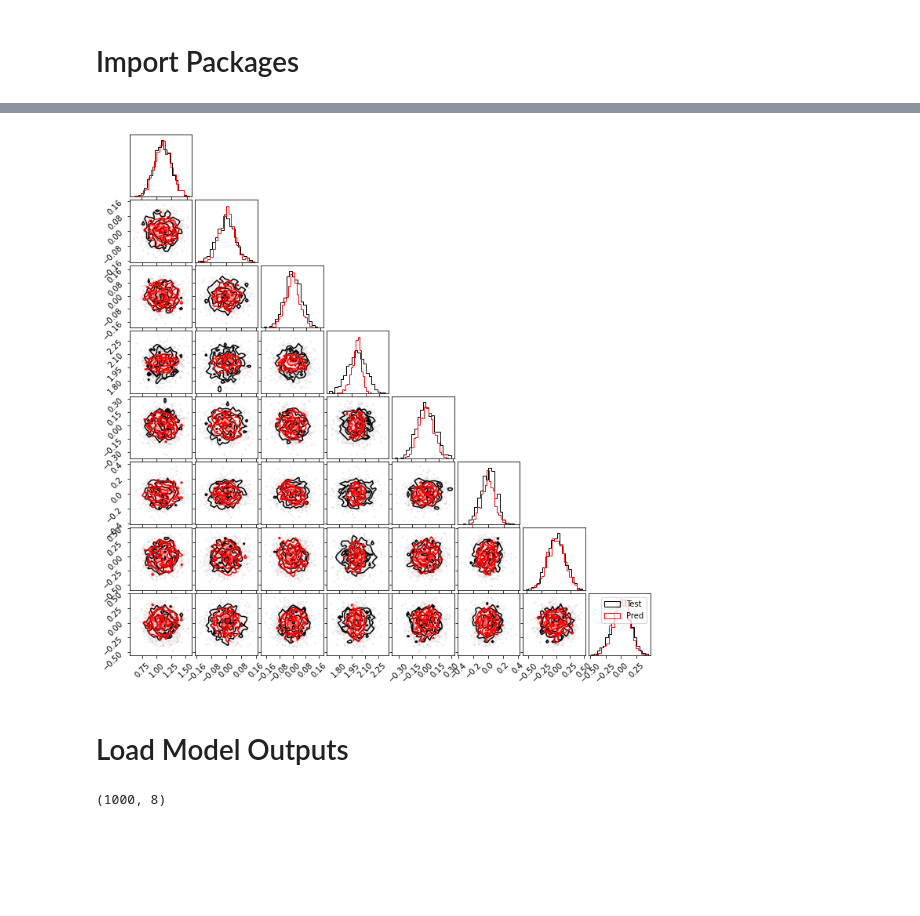
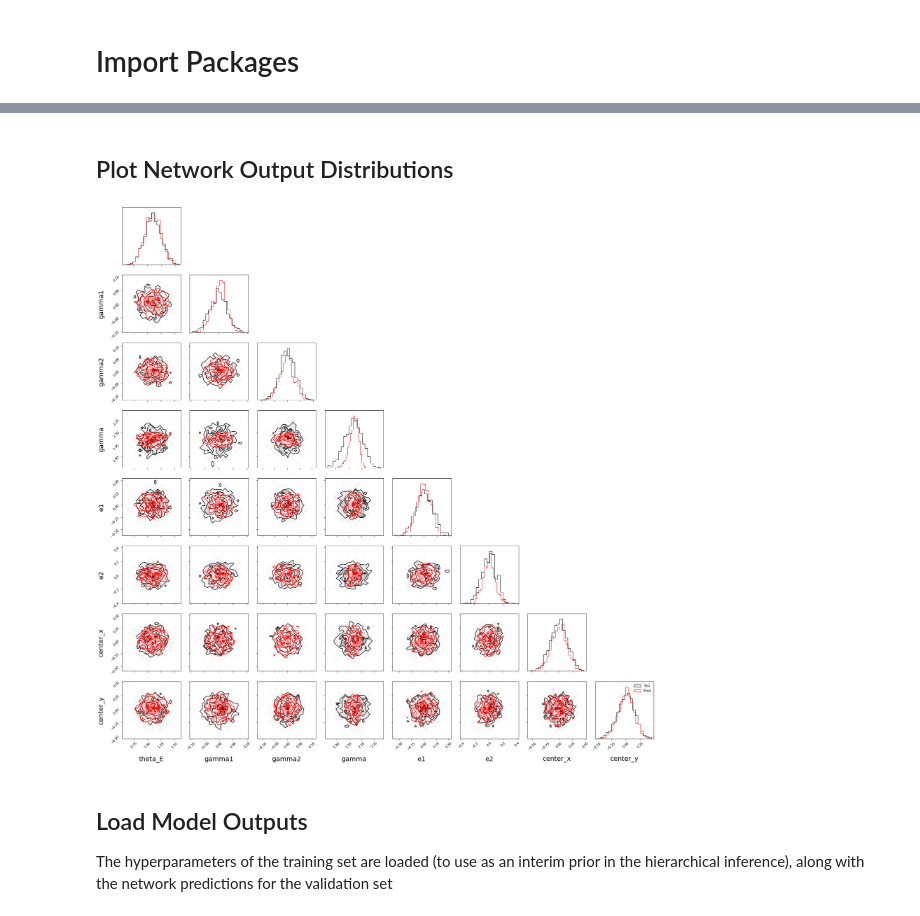
Before and after one commit to P-1884/paltas, a Jupyter notebook: notebooks/End_to_End_Example_Inference.ipynb, the cells around one changed output, grey strips where cells are left out. Cells and saved outputs as stored; diff of their text form; code cells hidden in the pictures; blank space fills up the shorter version.

Commit message:
Bug fixes and cosmetic changes to end-to-end notebook.
Main bug fix - The MCMC sampling now works for the hierarchical inference.
Have added more comments/markdown cells to explain the code.

```diff
--- a/notebooks/End_to_End_Example_Inference.ipynb
+++ b/notebooks/End_to_End_Example_Inference.ipynb
@@ -34,6 +41,5 @@ tf.random.set_seed(random_seed)
 # %%
-folder = directory_to_save
-!python3 ./paltas/generate.py ./paltas/Configs/Examples/config_simple.py ./$directory_to_save/training --n 2 --tf_record --h5
-!python3 ./paltas/generate.py ./paltas/Configs/Examples/config_simple.py ./$directory_to_save/validation --n 2 --tf_record --h5
+!python3 ./paltas/generate.py ./paltas/Configs/Examples/config_simple.py ./$training_directory/training --n 1000 --tf_record --h5
+!python3 ./paltas/generate.py ./paltas/Configs/Examples/config_simple.py ./$training_directory/validation --n 1000 --tf_record --h5
 # %% [markdown]
 # Train Model
@@ -71,7 +98,7 @@ def plot_loss_curves(directory,ymax=None):
     pl.tight_layout()
     pl.show()
 
-a = load_model_weights_list(training_directory)
-d = return_final_epoch_weights(training_directory)
-plot_loss_curves(training_directory+'/loss_function_db.csv',ymax=20)
+#model_weights_list = load_model_weights_list(model_directory)
+final_weights_filename = return_final_epoch_weights(model_directory)
+#plot_loss_curves(model_directory+'/loss_function_db.csv',ymax=20)
 # %% [output]
@@ -102,7 +129,7 @@ def load_model(model_weights_filename,loss_type,model_type,learning_params,log_l
         model = conv_models.build_xresnet34(img_size,num_outputs)
 #SKIPPING MISSMATCH WHEN LOADING WEIGHTS - IS THIS BAD????? NEED TO CHECK IF IT STILL BREAKS IF DON'T HAVE THIS
     model.load_weights(model_weights_filename,by_name=True,skip_mismatch=True)
-    return model
+    return model,loss_func,num_params
 
-model = load_model(training_directory,loss_type,learning_params,log_learning_params,model_type)
-learning_params_print = learning_params
+model,loss_func,num_params = load_model(final_weights_filename,loss_function,learning_params=learning_params,\
+                             log_learning_params=[],model_type=model_type,img_size=img_size)
@@ -430,45 +237,35 @@ print(np.mean(sig_away),np.std(sig_away))
+# %%
+network_predictions = gen_network_predictions(\
+                        test_folder=training_directory+'/validation/1',\
+                        norm_path=training_directory+'/training/1/norms.csv',\
+                        learning_params=learning_params,\
+                        log_learning_params = [],\
+                        loss_type=loss_function,
+                        loss_func=loss_func,\
+                        model=model,shuffle=True,
+                        norm_images=norm_images,log_norm_images=False)
+# %% [markdown]
+## Plot Network Output Distributions
 # %%
-import corner
-import matplotlib.pyplot as pl
-fig = pl.figure(figsize=(10,10))
+label_kwargs = {'fontsize': 20}
+fig = pl.figure(figsize=(3*len(learning_params),3*len(learning_params)))
 corner.corner(network_predictions[0],fig=fig,color='k')
-corner.corner(network_predictions[1],fig=fig,color='red')
+corner.corner(network_predictions[1],fig=fig,color='red',\
+              labels=corner_param_print,\
+              label_kwargs=label_kwargs)
 pl.legend(['Test','Pred'])
+pl.tight_layout()
 pl.show()
 # %% [output]
-[figure, old version]
+[figure, new version]
 # %% [markdown]
-# Load Model Outputs
+## Load Model Outputs
+The hyperparameters of the training set are loaded (to use as an interim prior in the hierarchical inference), along with the network predictions for the validation set
 # %%
-# Define the true population mean and its scatter
-#SHOULD TAKE THESE FROM CONFIG FILE I THINK, NOT THE TRAINING DATA
-#true_mean = np.array(pd.read_csv('/mnt/extraspace/hollowayp/paltas_data/Example_C/training/1/norms.csv')['mean']) #NB: In practice, this should be the true population mean not the
-#training mean - these may differ if the training is not a representative population (e.g. chosen to be gaussian).
-#true_scatter = np.array(pd.read_csv('/mnt/extraspace/hollowayp/paltas_data/Example_C/training/1/norms.csv')['std']) #NB: ^^ Ditto
-
-# Assume some consistent, large noise for all of our lens images
-#image_information_scatter = np.random.uniform(low=4e-3,high=6e-3,size=100)
-#image_mean = true_mean + np.random.normal(size=100)*image_information_scatter + np.random.normal(size=100)*true_scatter
-
-# This in the mean and scatter of the information in each image, but remember our network predicts a posterior which means we need to multiply our likelihood
-# by the training prior
 train_mean = np.array(pd.read_csv(training_directory+'/training/1/norms.csv')['mean'])
 train_scatter = np.array(pd.read_csv(training_directory+'/training/1/norms.csv')['std'])
-#network_means = (image_mean * train_scatter**2 + train_mean*image_information_scatter**2)/(train_scatter**2 + image_information_scatter**2)
-#network_scatter = np.sqrt((train_scatter**2 * image_information_scatter**2)/(train_scatter**2 + image_information_scatter**2))
-network_means = np.load(training_directory+'/validation/1/predictions_pred.npy').astype('float64')
-network_scatter = np.load(training_directory+'/validation/1/predictions_std_pred.npy').astype('float64')
-network_prec = np.load(training_directory+'/validation/1/predictions_prec_pred.npy').astype('float64')
-print(np.shape(network_scatter))
-# Let's define a few of the parameters for our inference
-n_lenses = 1000
-n_emcee_samps = int(1e3)
-burnin = int(1e2)
 
-# Load the predictions for the mean and covariance for our model. We'll have to do a little reshaping here since the code
-# expect an array of mean values and a precision matrix.
-y_pred = network_means[:n_lenses].reshape((n_lenses,num_params))
-#HAVE EDITED THE LINE BELOW - NOT SURE IF ITS RIGHT??
-prec_pred = network_prec#/np.square(network_scatter[:n_lenses].reshape((n_lenses,num_params,num_params)))
+#Since we are using a diagonal covariance matrix, the precision matrix is the diagonal matrix of
+#the (elementwise) values of 1/std^2. In general however it is inv(cov_matrix).
+network_means = network_predictions[1][:,:].astype('float64')
+network_prec = network_predictions[3][:,:,:].astype('float64')
-# %% [output]
-(1000, 8)
```
Also changed, not shown: parts of 32 cells of this notebook.
